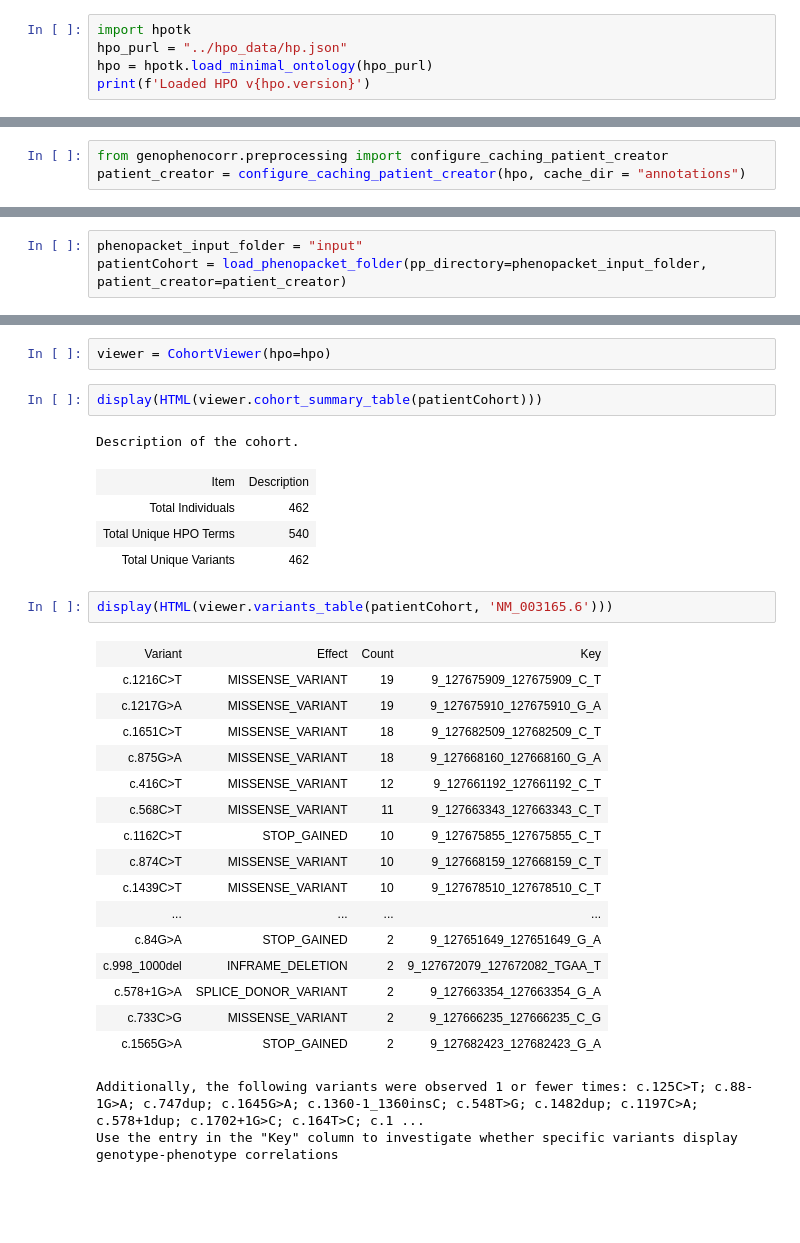
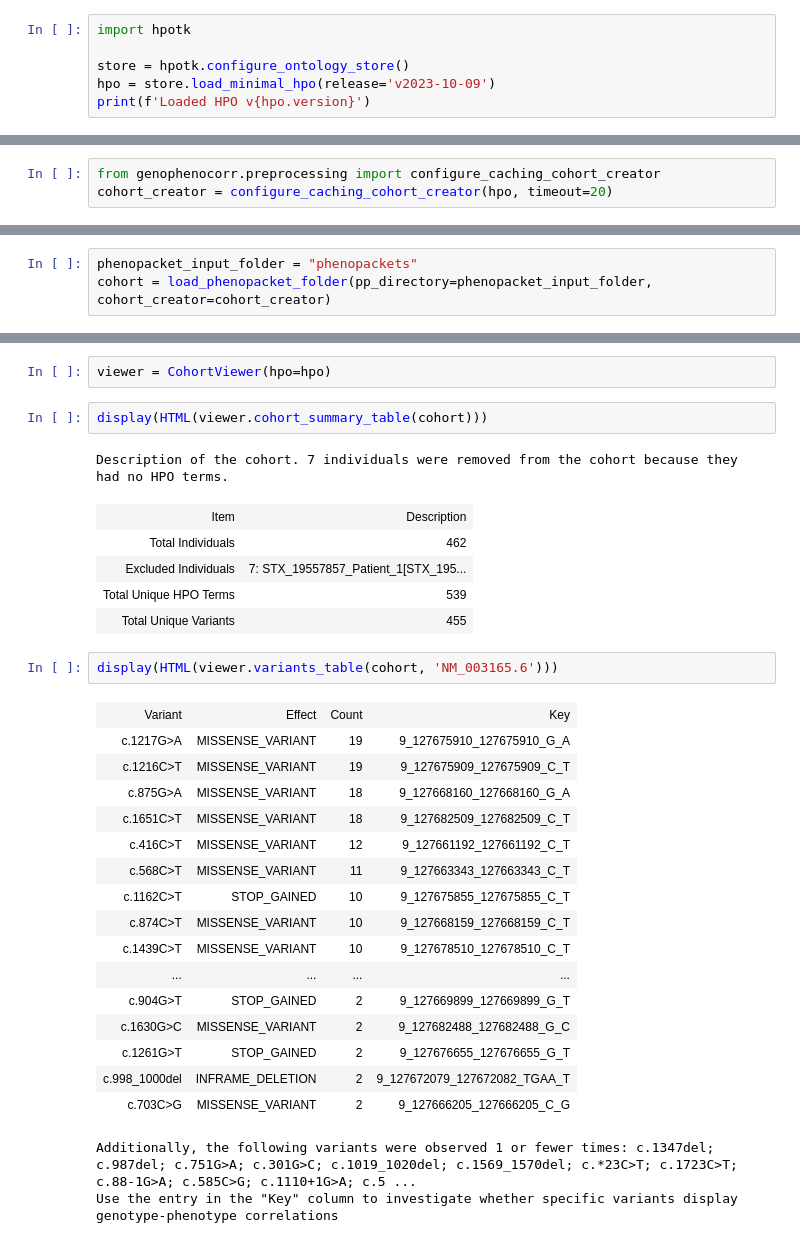
Before and after one commit to monarch-initiative/gpsea, a Jupyter notebook: notebooks/STXBP1/STXBP1.ipynb, the cells around one changed output, grey strips where cells are left out. Drawn from its saved outputs; the diff is of its cells as text; blank space fills up the shorter version.

```diff
--- a/notebooks/STXBP1/STXBP1.ipynb
+++ b/notebooks/STXBP1/STXBP1.ipynb
@@ -8,7 +8,8 @@ print(f"Using genophenocorr version {genophenocorr.__version__}")
 Using genophenocorr version 0.1.1dev
 # %%
 import hpotk
-hpo_purl = "../hpo_data/hp.json"
-hpo = hpotk.load_minimal_ontology(hpo_purl)
+
+store = hpotk.configure_ontology_store()
+hpo = store.load_minimal_hpo(release='v2023-10-09')
 print(f'Loaded HPO v{hpo.version}')
 # %% [output]
@@ -16,8 +17,8 @@ Loaded HPO v2023-01-27
 # %%
-from genophenocorr.preprocessing import configure_caching_patient_creator
-patient_creator = configure_caching_patient_creator(hpo, cache_dir = "annotations")
+from genophenocorr.preprocessing import configure_caching_cohort_creator
+cohort_creator = configure_caching_cohort_creator(hpo, timeout=20)
 # %%
 from genophenocorr.preprocessing import load_phenopacket_folder
 # %%
-phenopacket_input_folder = "input"
-patientCohort = load_phenopacket_folder(pp_directory=phenopacket_input_folder, patient_creator=patient_creator)
+phenopacket_input_folder = "phenopackets"
+cohort = load_phenopacket_folder(pp_directory=phenopacket_input_folder, cohort_creator=cohort_creator)
@@ -31,32 +50,33 @@ from IPython.display import display, HTML
 # %%
 viewer = CohortViewer(hpo=hpo)
 # %%
-display(HTML(viewer.cohort_summary_table(patientCohort)))
+display(HTML(viewer.cohort_summary_table(cohort)))
 # %% [output]
-Description of the cohort.
+Description of the cohort. 7 individuals were removed from the cohort because they had no HPO terms.
 | Item | Description |
 | Total Individuals | 462 |
-| Total Unique HPO Terms | 540 |
-| Total Unique Variants | 462 |
+| Excluded Individuals | 7: STX_19557857_Patient_1[STX_195... |
+| Total Unique HPO Terms | 539 |
+| Total Unique Variants | 455 |
 # %%
-display(HTML(viewer.variants_table(patientCohort, 'NM_003165.6')))
+display(HTML(viewer.variants_table(cohort, 'NM_003165.6')))
 # %% [output]
 | Variant | Effect | Count | Key |
+| c.1217G>A | MISSENSE_VARIANT | 19 | 9_127675910_127675910_G_A |
 | c.1216C>T | MISSENSE_VARIANT | 19 | 9_127675909_127675909_C_T |
-| c.1217G>A | MISSENSE_VARIANT | 19 | 9_127675910_127675910_G_A |
+| c.875G>A | MISSENSE_VARIANT | 18 | 9_127668160_127668160_G_A |
 | c.1651C>T | MISSENSE_VARIANT | 18 | 9_127682509_127682509_C_T |
-| c.875G>A | MISSENSE_VARIANT | 18 | 9_127668160_127668160_G_A |
 | c.416C>T | MISSENSE_VARIANT | 12 | 9_127661192_127661192_C_T |
 | c.568C>T | MISSENSE_VARIANT | 11 | 9_127663343_127663343_C_T |
 | c.1162C>T | STOP_GAINED | 10 | 9_127675855_127675855_C_T |
 | c.874C>T | MISSENSE_VARIANT | 10 | 9_127668159_127668159_C_T |
 | c.1439C>T | MISSENSE_VARIANT | 10 | 9_127678510_127678510_C_T |
 | ... | ... | ... | ... |
-| c.84G>A | STOP_GAINED | 2 | 9_127651649_127651649_G_A |
+| c.904G>T | STOP_GAINED | 2 | 9_127669899_127669899_G_T |
+| c.1630G>C | MISSENSE_VARIANT | 2 | 9_127682488_127682488_G_C |
+| c.1261G>T | STOP_GAINED | 2 | 9_127676655_127676655_G_T |
 | c.998_1000del | INFRAME_DELETION | 2 | 9_127672079_127672082_TGAA_T |
-| c.578+1G>A | SPLICE_DONOR_VARIANT | 2 | 9_127663354_127663354_G_A |
-| c.733C>G | MISSENSE_VARIANT | 2 | 9_127666235_127666235_C_G |
-| c.1565G>A | STOP_GAINED | 2 | 9_127682423_127682423_G_A |
+| c.703C>G | MISSENSE_VARIANT | 2 | 9_127666205_127666205_C_G |
-Additionally, the following variants were observed 1 or fewer times: c.125C>T; c.88-1G>A; c.747dup; c.1645G>A; c.1360-1_1360insC; c.548T>G; c.1482dup; c.1197C>A; c.578+1dup; c.1702+1G>C; c.164T>C; c.1 ...
+Additionally, the following variants were observed 1 or fewer times: c.1347del; c.987del; c.751G>A; c.301G>C; c.1019_1020del; c.1569_1570del; c.*23C>T; c.1723C>T; c.88-1G>A; c.585C>G; c.1110+1G>A; c.5 ...
 Use the entry in the "Key" column to investigate whether specific variants display genotype-phenotype correlations
 # %%
```
Also changed, not shown: parts of 8 cells of this notebook.
